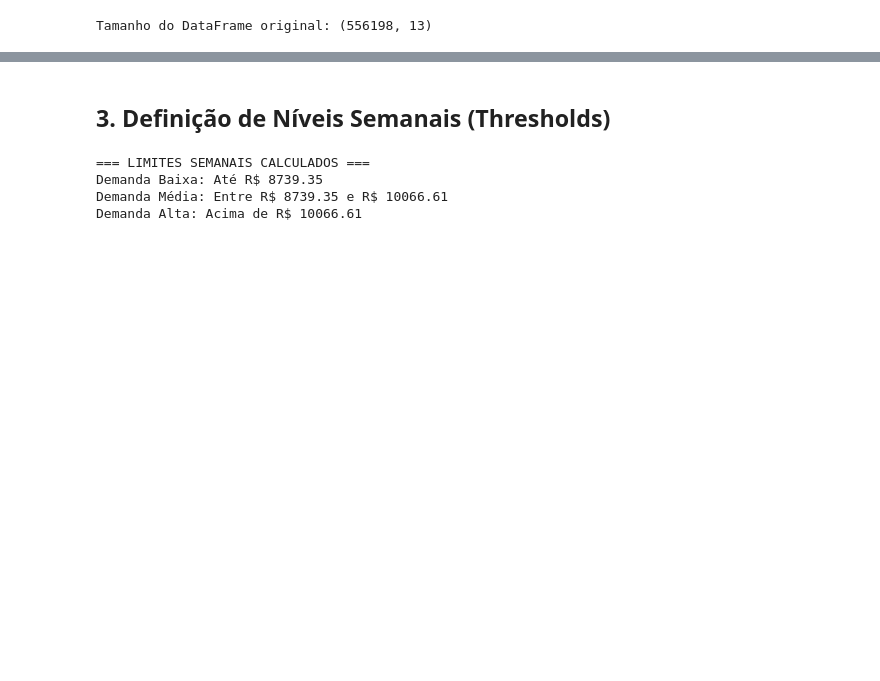
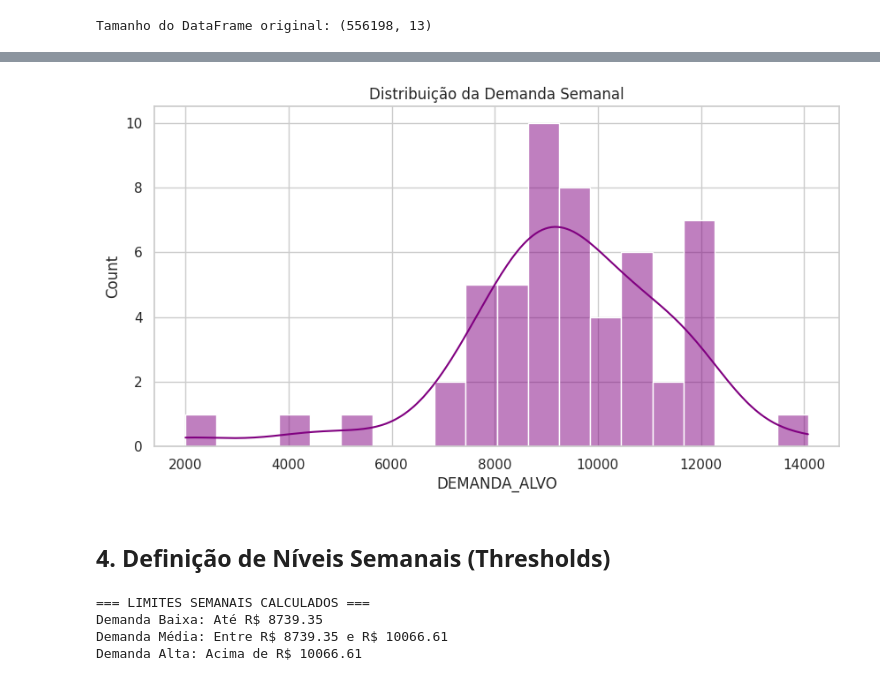
Before and after one commit to tiribsil/tdcc, a Jupyter notebook: t1/leitura_dados.ipynb, the cells around one changed output, grey strips where cells are left out. Cells and saved outputs as stored; diff of their text form; code cells hidden in the pictures; blank space fills up the shorter version.

```diff
--- a/t1/leitura_dados.ipynb
+++ b/t1/leitura_dados.ipynb
@@ -86,5 +98,13 @@ Série semanal gerada com 53 semanas.
+# %%
+# C. Distribuição de Frequência da Demanda
+plt.figure(figsize=(10, 5))
+sns.histplot(df_semanal['DEMANDA_ALVO'], kde=True, color='purple', bins=20)
+plt.title('Distribuição da Demanda Semanal')
+plt.show()
+# %% [output]
+[figure, added]
 # %% [markdown]
-## 3. Definição de Níveis Semanais (Thresholds)
+## 4. Definição de Níveis Semanais (Thresholds)
 # %%
 q33 = df_semanal['DEMANDA_ALVO'].quantile(0.33)
 q66 = df_semanal['DEMANDA_ALVO'].quantile(0.66)
```
Also changed, not shown: parts of 10 cells of this notebook.
